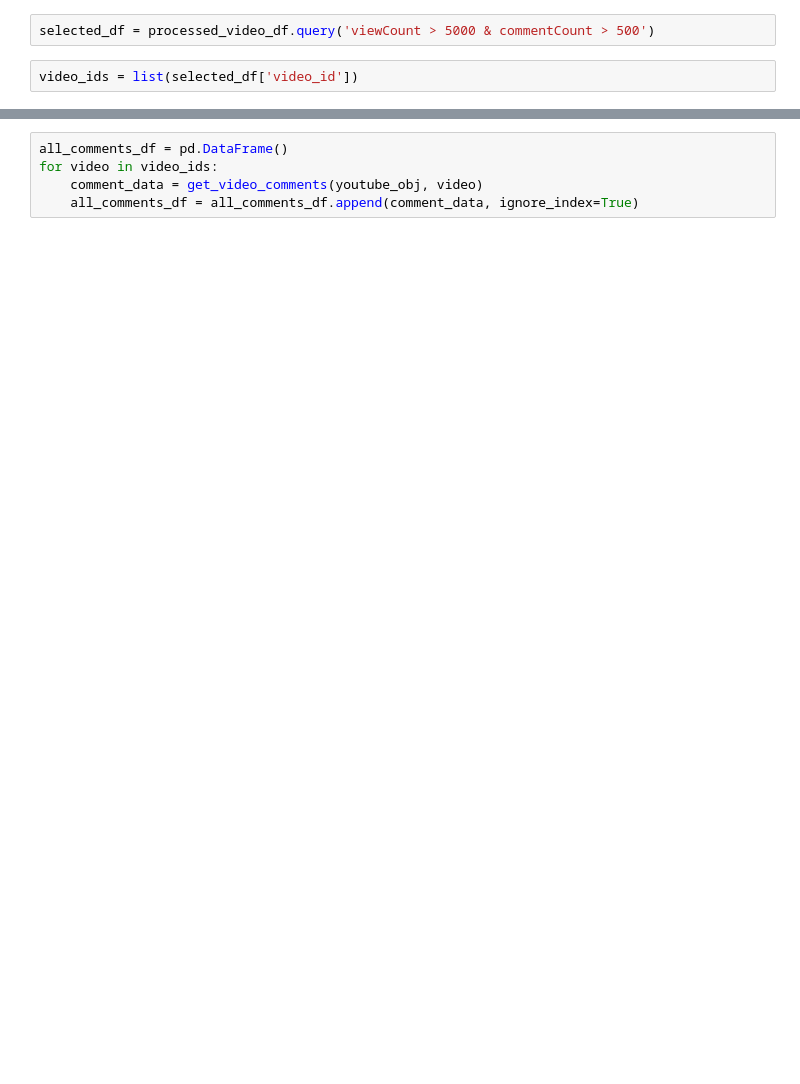
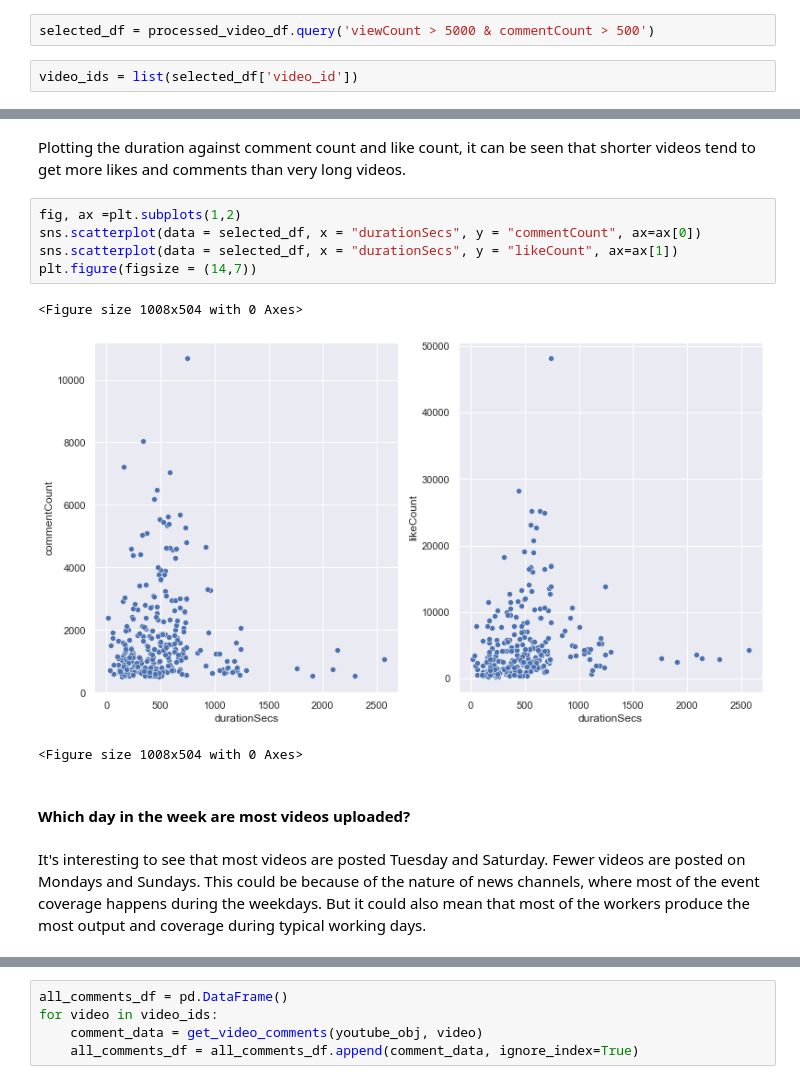
Before and after one commit to cjunwon/Youtube-Data-Analysis, a Jupyter notebook: main.ipynb, the cells around one changed output, grey strips where cells are left out. Cells and saved outputs as stored; diff of their text form; blank space fills up the shorter version.

```diff
--- a/main.ipynb
+++ b/main.ipynb
@@ -26,0 +62,15 @@ video_ids = list(selected_df['video_id'])
+# %% [markdown]
+Plotting the duration against comment count and like count, it can be seen that shorter videos tend to get more likes and comments than very long videos.
+# %%
+fig, ax =plt.subplots(1,2)
+sns.scatterplot(data = selected_df, x = "durationSecs", y = "commentCount", ax=ax[0])
+sns.scatterplot(data = selected_df, x = "durationSecs", y = "likeCount", ax=ax[1])
+plt.figure(figsize = (14,7))
+# %% [output]
+<Figure size 1008x504 with 0 Axes>
+[figure, added]
+<Figure size 1008x504 with 0 Axes>
+# %% [markdown]
+#### Which day in the week are most videos uploaded?
+# %% [markdown]
+It's interesting to see that most videos are posted Tuesday and Saturday. Fewer videos are posted on Mondays and Sundays. This could be because of the nature of news channels, where most of the event coverage happens during the weekdays. But it could also mean that most of the workers produce the most output and coverage during typical working days.
```
Also changed, not shown: parts of 42 cells of this notebook, 2 other files.
